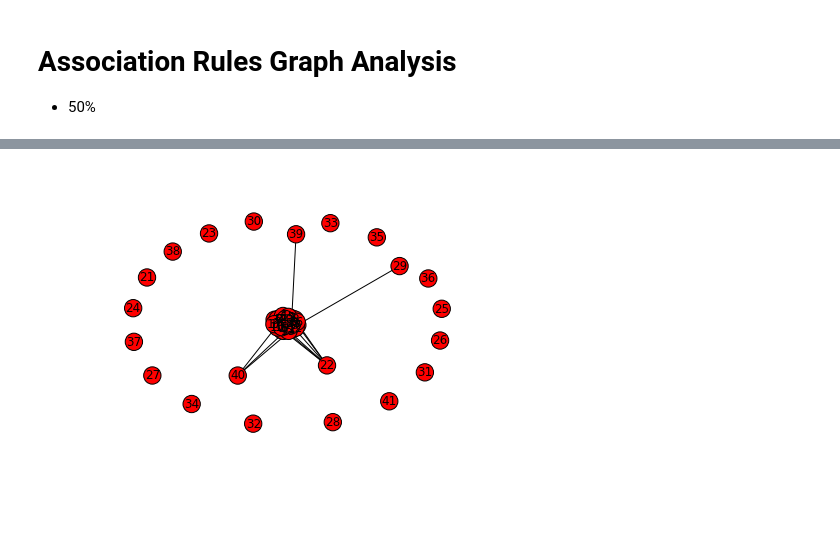
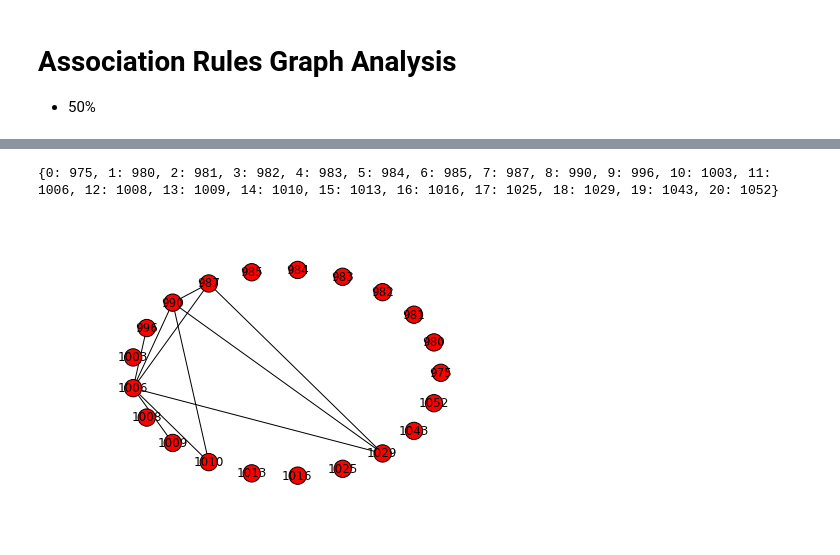
Before and after one commit to cathy2cool/data_analysis_sandbox, a Jupyter notebook: notebooks/Example_50_percent_Confidence.ipynb, the cells around one changed output, grey strips where cells are left out. Cells and saved outputs as stored; diff of their text form; code cells hidden in the pictures; blank space fills up the shorter version.

Commit message:
Simplified the adjacency matrix to create the graph with labels for nodes

```diff
--- a/notebooks/Example_50_percent_Confidence.ipynb
+++ b/notebooks/Example_50_percent_Confidence.ipynb
@@ -15,0 +12,5 @@ df2 = df2.reindex(df2.columns)
+# %%
+petitions = pd.read_csv('../data/adjacency_matrix_50_percent_confidence.csv')
+adjacency_matrix = petitions.T.values[1:]
+petition_ids = petitions['Unnamed: 0']
+petition_labels = {i:x for i,x in petition_ids.iteritems()}
@@ -16,6 +37,10 @@ df2 = df2.reindex(df2.columns)
+# %%
+print petition_labels
+# %% [output]
+{0: 975, 1: 980, 2: 981, 3: 982, 4: 983, 5: 984, 6: 985, 7: 987, 8: 990, 9: 996, 10: 1003, 11: 1006, 12: 1008, 13: 1009, 14: 1010, 15: 1013, 16: 1016, 17: 1025, 18: 1029, 19: 1043, 20: 1052}
 # %%
-graph = nx.from_numpy_matrix(df2.values)
+graph = nx.from_numpy_matrix(adjacency_matrix)
 # %%
-nx.draw(graph)
+nx.draw_circular(graph, labels = petition_labels)
 # %% [output]
-[figure, old version]
+[figure, new version]
```
Also changed, not shown: parts of 3 cells of this notebook.
